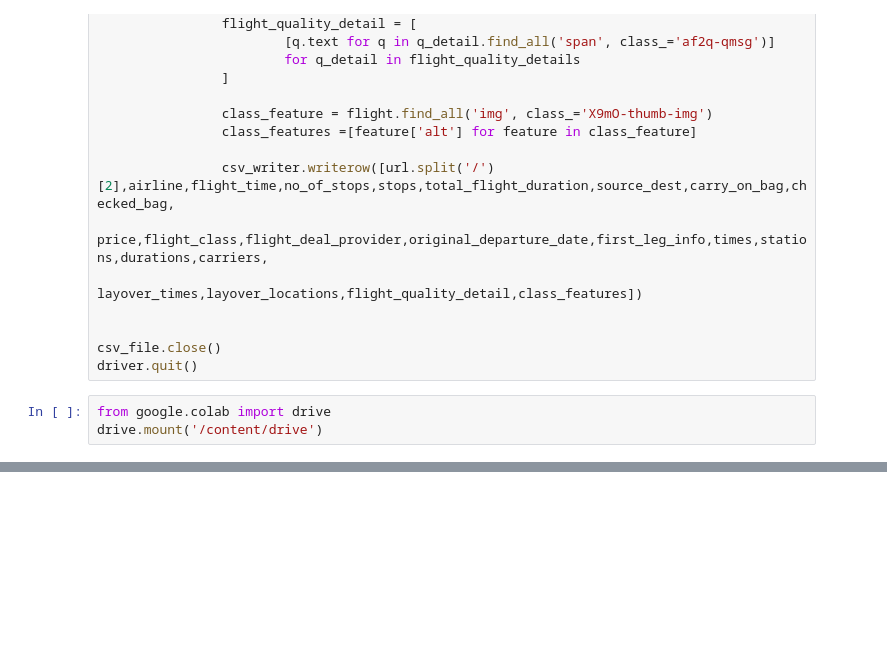
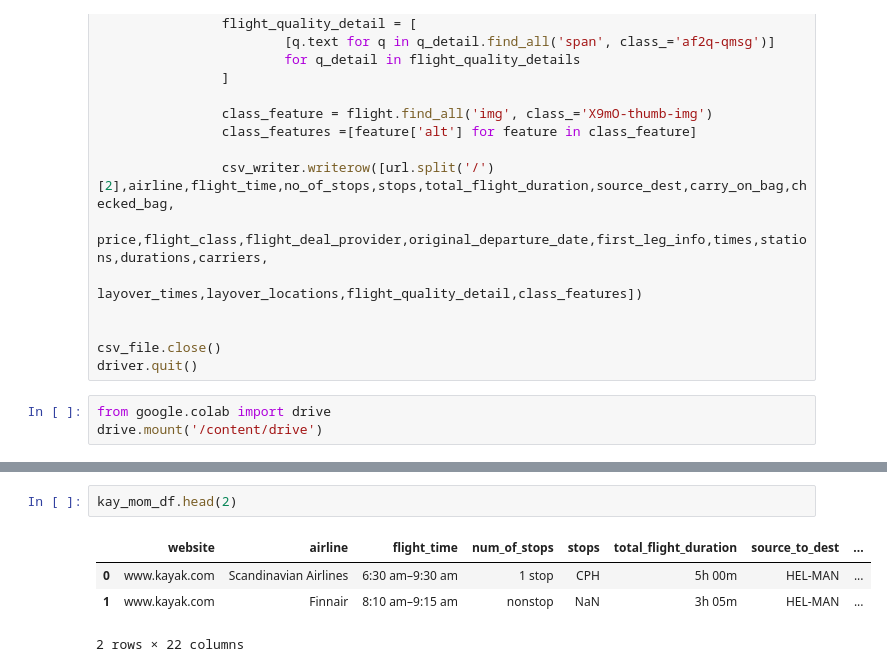
Before and after one commit to Motunrayo244/EDISS-MP, a Jupyter notebook: Data Science/Project_work/Project1/Mini_Project_1.ipynb, the cells around one changed output, grey strips where cells are left out. Drawn from its saved outputs; the diff is of its cells as text; blank space fills up the shorter version.

```diff
--- a/Data Science/Project_work/Project1/Mini_Project_1.ipynb
+++ b/Data Science/Project_work/Project1/Mini_Project_1.ipynb
@@ -349,0 +747,7 @@ driver.quit()
+# %%
+kay_mom_df.head(2)
+# %% [output]
+|  | website | airline | flight_time | num_of_stops | stops | total_flight_duration | source_to_dest | ... |
+| 0 | www.kayak.com | Scandinavian Airlines | 6:30 am–9:30 am | 1 stop | CPH | 5h 00m | HEL-MAN | ... |
+| 1 | www.kayak.com | Finnair | 8:10 am–9:15 am | nonstop | NaN | 3h 05m | HEL-MAN | ... |
+2 rows × 22 columns
```
Also changed, not shown: parts of 17 cells of this notebook.
